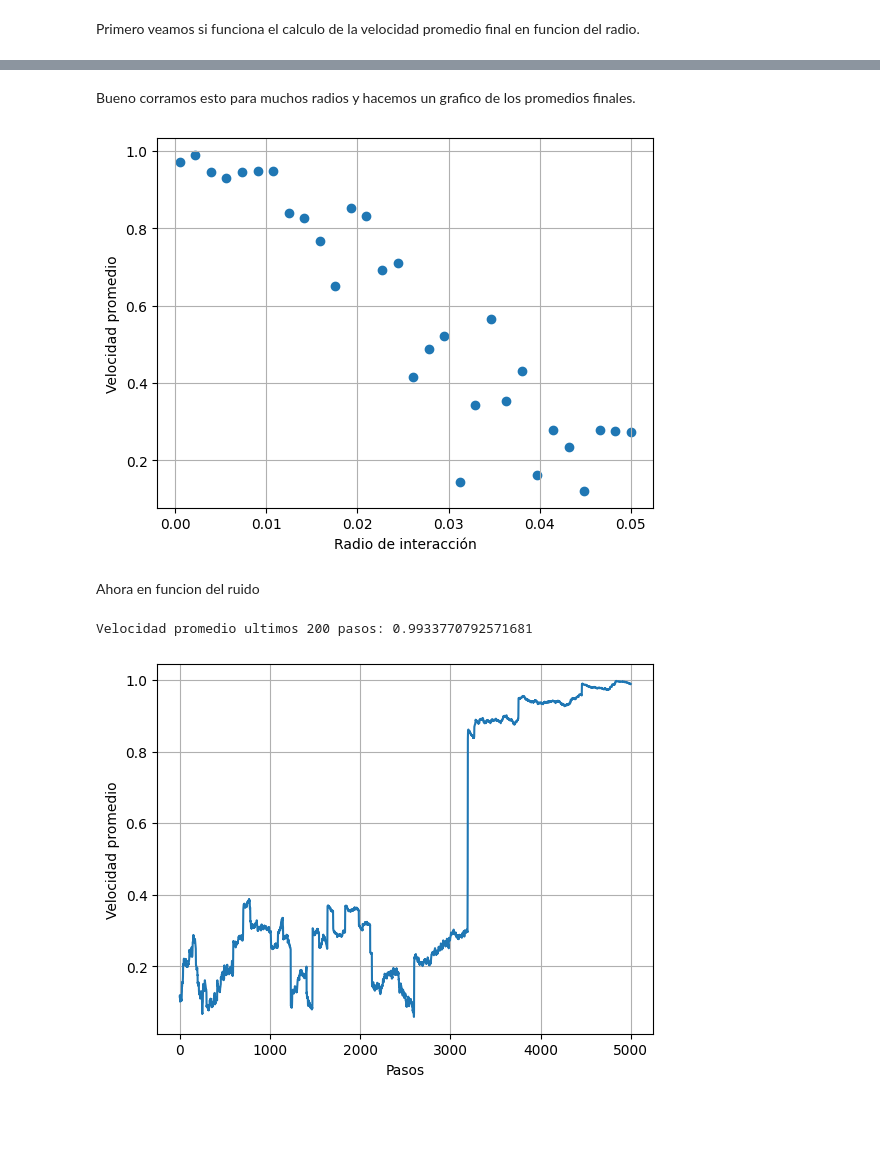
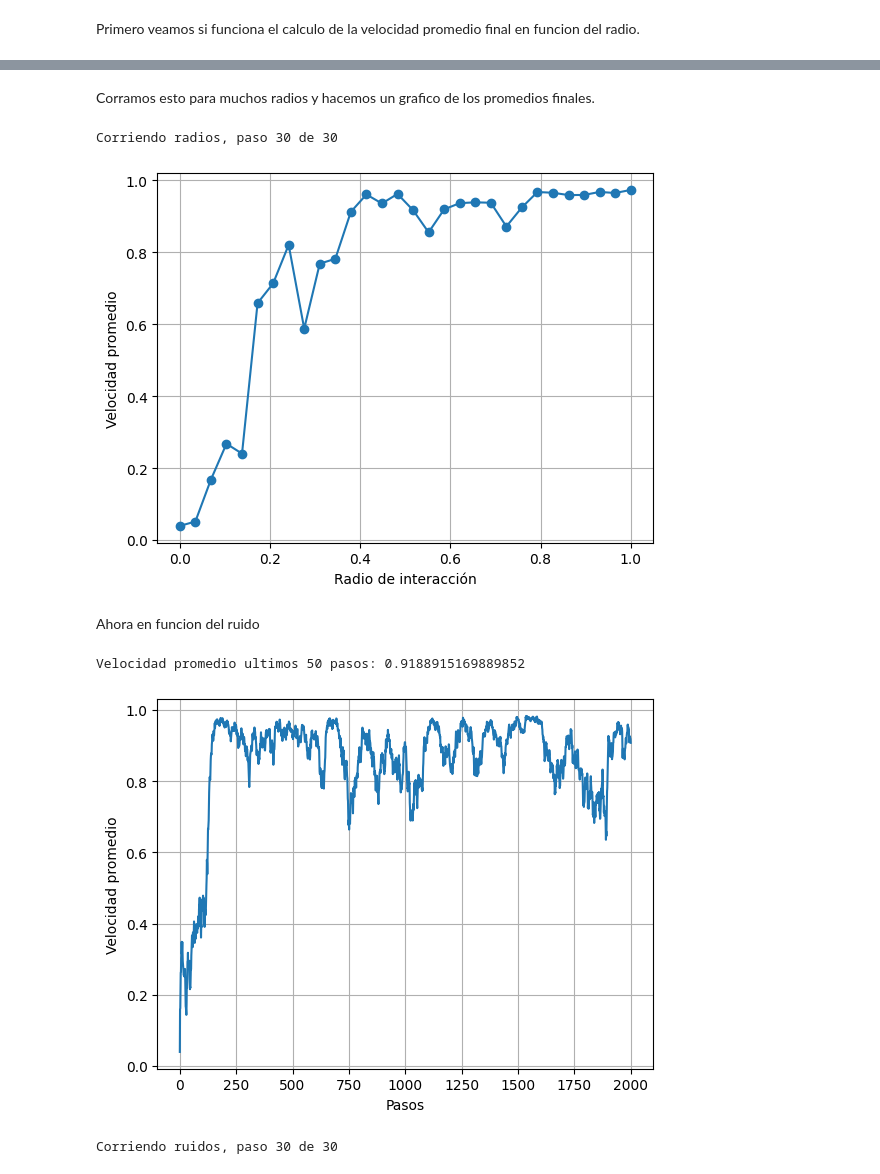
Before and after one commit to lautarogiordano/practicas-complejidad, a Jupyter notebook: p2-aves/aves.ipynb, the cells around one changed output, grey strips where cells are left out. Cells and saved outputs as stored; diff of their text form; code cells hidden in the pictures; blank space fills up the shorter version.

```diff
--- a/p2-aves/aves.ipynb
+++ b/p2-aves/aves.ipynb
@@ -9,8 +9,6 @@ import matplotlib.pyplot as plt
 import matplotlib.animation as animation
 # %%
 # Tamaño del sistema: L x L
-L = 5
-
 class bird:
     def __init__(self, x, y, angle, velocity):
         self.x = x
@@ -22,9 +20,6 @@ class bird:
     def move(self, dt):
         self.x += self.vx * dt
         self.y += self.vy * dt
-        # Aplico condiciones periodicas
-        self.x = self.x % L
-        self.y = self.y % L
 
     def distance(self, other):
         return np.sqrt((self.x - other.x)**2 + (self.y - other.y)**2)
@@ -37,7 +32,7 @@ class bird:
         return f'({self.x}, {self.y})'
 
 class flock:
-    def __init__(self, n, radius=.1, velocity=1, noise_level=0.1):
+    def __init__(self, n, radius=.1, velocity=1, noise_level=0.1, L=5):
         self.birds = [bird(np.random.rand() * L,            # Posicion x inicial
                            np.random.rand() * L,            # Posicion y inicial
                            np.random.rand() * 2*np.pi,  # Angulo inicial
@@ -47,9 +42,10 @@ class flock:
         self.n_birds = n
         # Radio de interaccion
         self.radius = radius
+        self.velocity = velocity
         self.noise_level = noise_level
+        self.L = L
         self.dt = 1
-        self.velocity = velocity
         # Sumo vectorialmente todas las velocidades y calculo el modulo de ese vector
         # Es el parametro de orden que usan en el modelo de Vicsek
         self.average_velocity = [self.update_average_velocity()]
@@ -57,6 +53,9 @@ class flock:
     def move(self, dt):
         for b in self.birds:
             b.move(dt)
+            # Condiciones de contorno periodicas
+            b.x = b.x % self.L
+            b.y = b.y % self.L
 
     def update_average_velocity(self):
         v_sum_x = np.sum([b.vx for b in self.birds])
@@ -180,39 +179,45 @@ Velocidad promedio ultimos 200 pasos: 1.00
 # %% [markdown]
-Bueno corramos esto para muchos radios y hacemos un grafico de los promedios finales.
+Corramos esto para muchos radios y hacemos un grafico de los promedios finales.
 # %%
-radios = np.linspace(0.0005, 0.05, 30)
+radios = np.linspace(0.0005, 1, 30)
 velocidades_promedio = []
-for r in radios:
-    aves = flock(100, radius=r, velocity=.04, noise_level=0.005)
-    aves.run(5000)
+for i, r in enumerate(radios):
+    print(f'Corriendo radios, paso {i+1} de {len(radios)}', end='\r')
+    aves = flock(100, radius=r, velocity=.04, noise_level=0.2)
+    aves.run(3000)
     velocidades_promedio.append(np.mean(aves.average_velocity[-50:]))
+# %% [output]
+Corriendo radios, paso 30 de 30
 # %%
-plt.scatter(radios, velocidades_promedio)
+plt.plot(radios, velocidades_promedio, marker='o')
 plt.xlabel('Radio de interacción')
 plt.ylabel('Velocidad promedio')
 plt.grid()
 # %% [output]
-[figure, old version]
+[figure, new version]
 # %% [markdown]
 Ahora en funcion del ruido
 # %%
-aves = flock(100, radius=.05, velocity=.04, noise_level=0.02)
-aves.run(5000)
-print(f"Velocidad promedio ultimos 200 pasos: {np.mean(aves.average_velocity[-200:])}")
+aves = flock(100, radius=.5, velocity=.04, noise_level=0.2)
+aves.run(2000)
+print(f"Velocidad promedio ultimos 50 pasos: {np.mean(aves.average_velocity[-50:])}")
 plt.plot(aves.average_velocity)
 plt.xlabel('Pasos')
 plt.ylabel('Velocidad promedio')
 plt.grid()
 # %% [output]
-Velocidad promedio ultimos 200 pasos: 0.9933770792571681
+Velocidad promedio ultimos 50 pasos: 0.9188915169889852
-[figure, old version]
+[figure, new version]
 # %%
-ruidos = np.linspace(0.01, 0.15, 30)
+ruidos = np.linspace(0.01, 0.5, 30)
 velocidades_promedio = []
-for r in ruidos:
-    aves = flock(100, radius=.05, velocity=.04, noise_level=r)
-    aves.run(5000)
+for i, noise in enumerate(ruidos):
+    print(f'Corriendo ruidos, paso {i+1} de {len(ruidos)}', end='\r')
+    aves = flock(100, radius=.1, velocity=.04, noise_level=noise)
+    aves.run(3000)
     velocidades_promedio.append(np.mean(aves.average_velocity[-50:]))
+# %% [output]
+Corriendo ruidos, paso 30 de 30
 # %%
 plt.plot(ruidos, velocidades_promedio, marker='o')
 plt.xlabel('Nivel de ruido')
```
Also changed, not shown: parts of 20 cells of this notebook.
